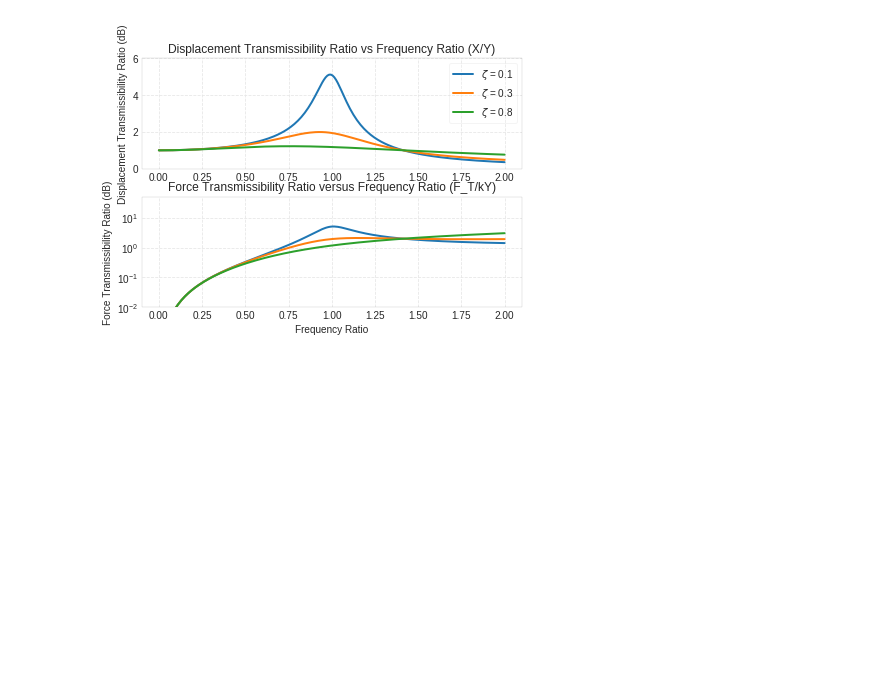
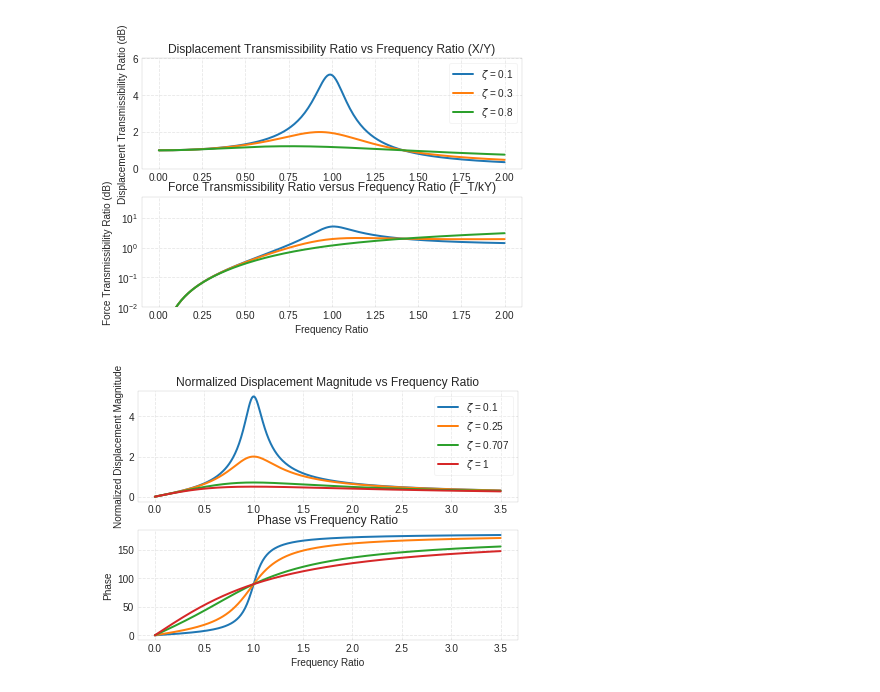
Before and after one commit to vibrationtoolbox/vibration_toolbox, a Jupyter notebook: docs/tutorial/sdof_notebook.ipynb, the cells around one changed output. Cells and saved outputs as stored; diff of their text form; code cells hidden in the pictures; blank space fills up the shorter version.

Commit message:
Added rotating unbalance to notebook.

```diff
--- a/docs/tutorial/sdof_notebook.ipynb
+++ b/docs/tutorial/sdof_notebook.ipynb
@@ -35,3 +37,7 @@ r, D, F = vtb.transmissibility(zs=[0.1, 0.3, 0.8], rmin=0, rmax=2)
 [figure]
 # %%
 vtb.transmissibility_i()
+# %%
+r, Xn = vtb.rotating_unbalance(m=1, m0=0.5, e=0.1, zs=[0.1, 0.25, 0.707, 1], rmin=0, rmax=3.5, normalized=True)
+# %% [output]
+[figure, added]
```
Also changed, not shown: parts of 1 cell of this notebook.
